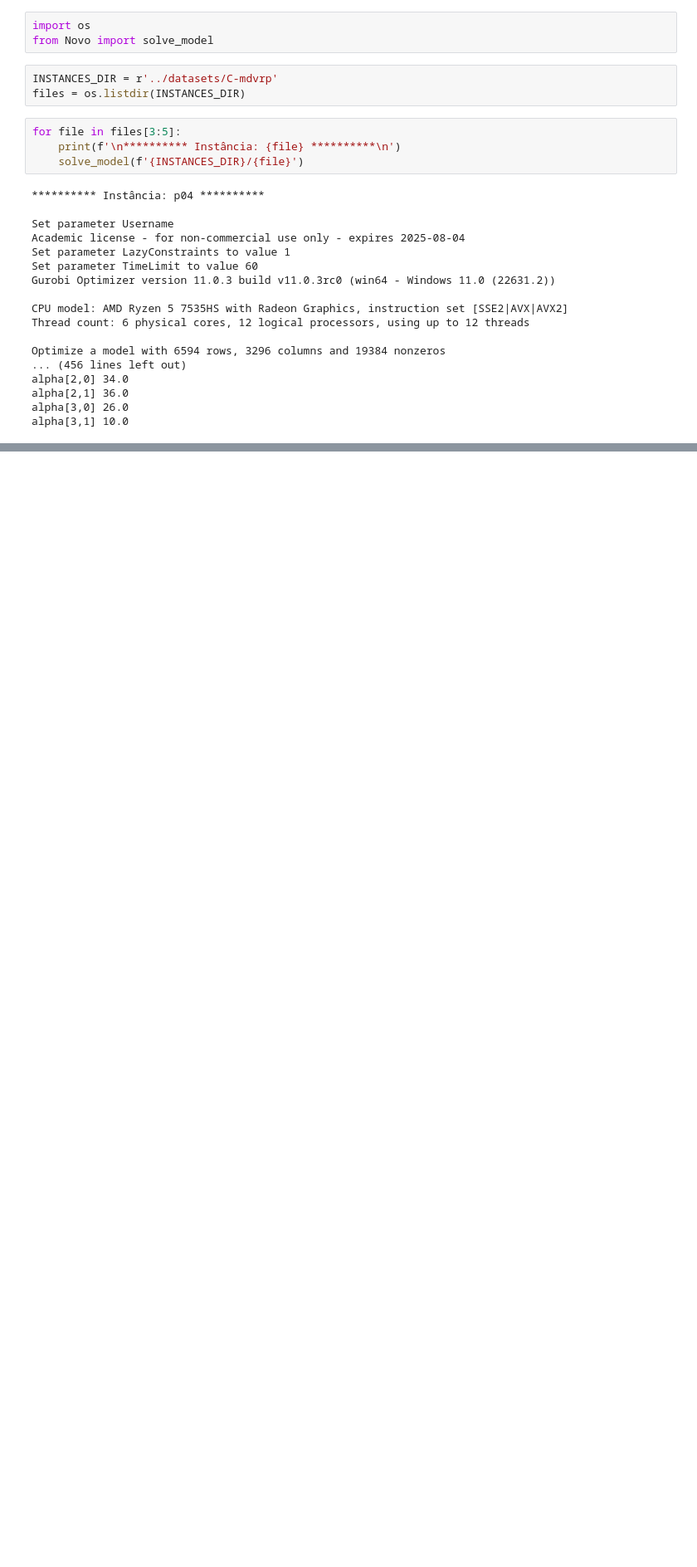
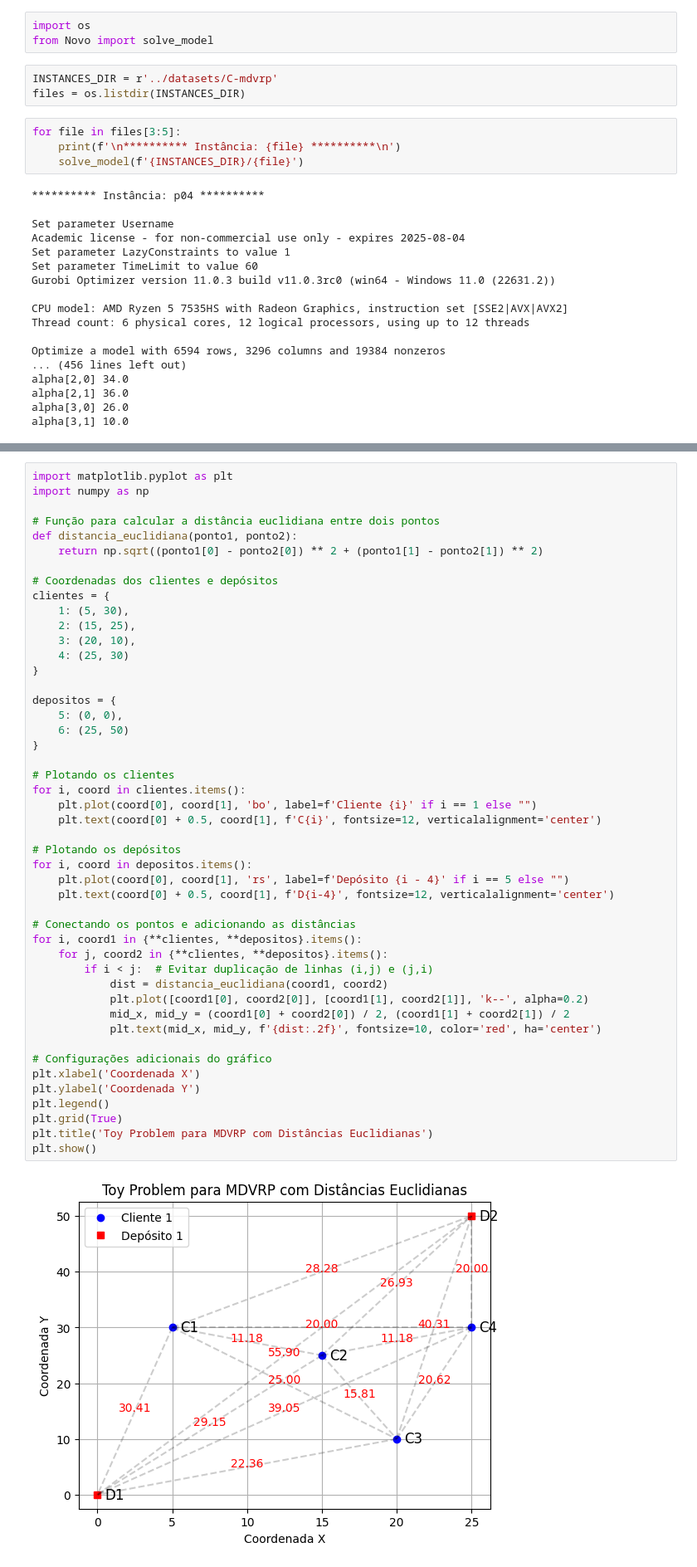
Before and after one commit to JoseBieco/MDVRP-LBBD, a Jupyter notebook: src/Instancias.ipynb, the cells around one changed output, grey strips where cells are left out. Shown at 83% size. Cells and saved outputs as stored; diff of their text form; blank space fills up the shorter version.

```diff
--- a/src/Instancias.ipynb
+++ b/src/Instancias.ipynb
@@ -246,0 +291,49 @@ alpha[3,1] 10.0
+# %%
+import matplotlib.pyplot as plt
+import numpy as np
+
+# Função para calcular a distância euclidiana entre dois pontos
+def distancia_euclidiana(ponto1, ponto2):
+    return np.sqrt((ponto1[0] - ponto2[0]) ** 2 + (ponto1[1] - ponto2[1]) ** 2)
+
+# Coordenadas dos clientes e depósitos
+clientes = {
+    1: (5, 30),
+    2: (15, 25),
+    3: (20, 10),
+    4: (25, 30)
+}
+
+depositos = {
+    5: (0, 0),
+    6: (25, 50)
+}
+
+# Plotando os clientes
+for i, coord in clientes.items():
+    plt.plot(coord[0], coord[1], 'bo', label=f'Cliente {i}' if i == 1 else "")
+    plt.text(coord[0] + 0.5, coord[1], f'C{i}', fontsize=12, verticalalignment='center')
+
+# Plotando os depósitos
+for i, coord in depositos.items():
+    plt.plot(coord[0], coord[1], 'rs', label=f'Depósito {i - 4}' if i == 5 else "")
+    plt.text(coord[0] + 0.5, coord[1], f'D{i-4}', fontsize=12, verticalalignment='center')
+
+# Conectando os pontos e adicionando as distâncias
+for i, coord1 in {**clientes, **depositos}.items():
+    for j, coord2 in {**clientes, **depositos}.items():
+        if i < j:  # Evitar duplicação de linhas (i,j) e (j,i)
+            dist = distancia_euclidiana(coord1, coord2)
+            plt.plot([coord1[0], coord2[0]], [coord1[1], coord2[1]], 'k--', alpha=0.2)
+            mid_x, mid_y = (coord1[0] + coord2[0]) / 2, (coord1[1] + coord2[1]) / 2
+            plt.text(mid_x, mid_y, f'{dist:.2f}', fontsize=10, color='red', ha='center')
+
+# Configurações adicionais do gráfico
+plt.xlabel('Coordenada X')
+plt.ylabel('Coordenada Y')
+plt.legend()
+plt.grid(True)
+plt.title('Toy Problem para MDVRP com Distâncias Euclidianas')
+plt.show()
+# %% [output]
+[figure, added]
```
Also changed, not shown: parts of 2 cells of this notebook, 3 other files.
